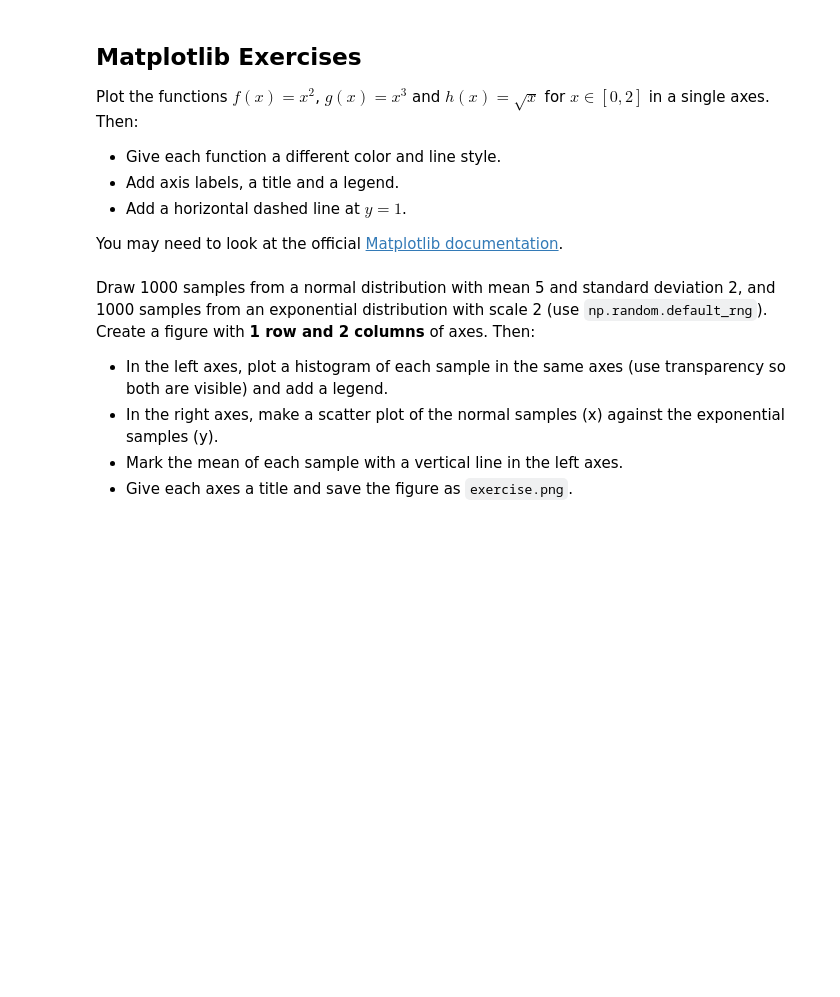
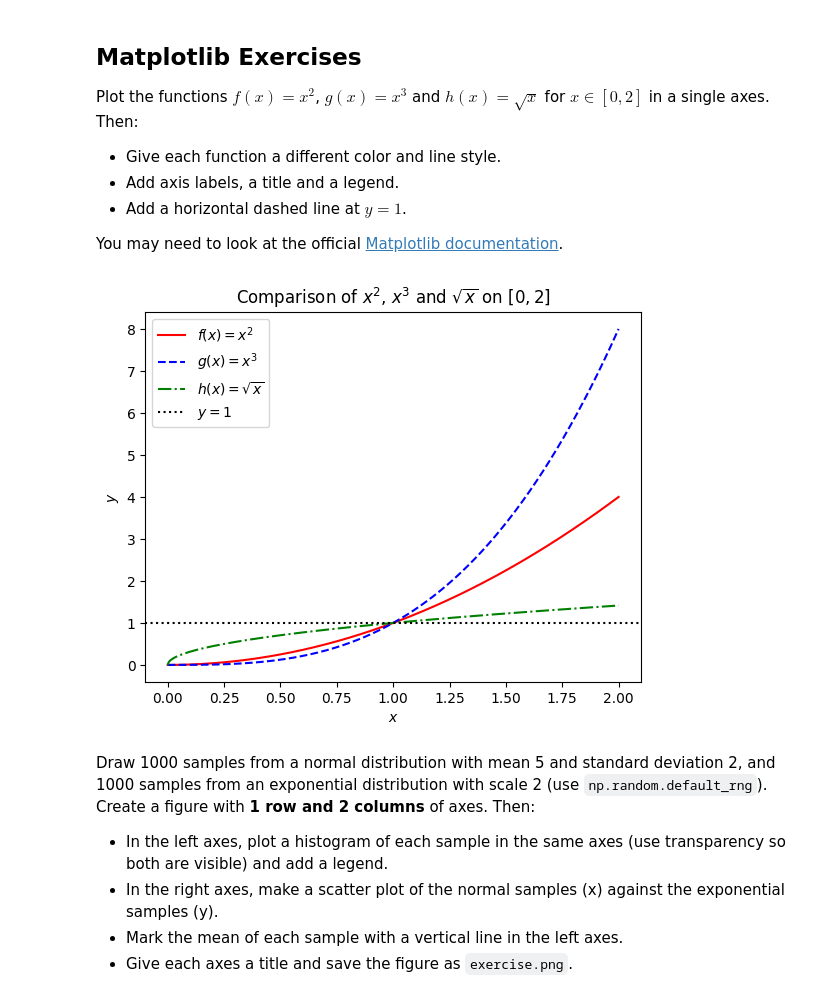
Before and after one commit to aoprea42/HN_datascience_ws26_oprea, a Jupyter notebook: ex3_plotting.ipynb, the cells around one changed output. Drawn from its saved outputs; the diff is of its cells as text; code cells hidden in the pictures; blank space fills up the shorter version.

Commit message:
ex3_plotting

```diff
--- a/ex3_plotting.ipynb
+++ b/ex3_plotting.ipynb
@@ -193,6 +196,21 @@ Plot the functions $f(x) = x^2$, $g(x) = x^3$ and $h(x) = \sqrt{x}$ for $x \in [
 - Add a horizontal dashed line at $y = 1$.
 
 You may need to look at the official <a href=https://matplotlib.org/stable/api/pyplot_summary.html>Matplotlib documentation</a>.
+# %%
+x = np.linspace(0, 2, 400)
+
+plt.plot(x, x**2, "r-",  label=r"$f(x) = x^2$")
+plt.plot(x, x**3, "b--", label=r"$g(x) = x^3$")
+plt.plot(x, np.sqrt(x), "g-.", label=r"$h(x) = \sqrt{x}$")
+plt.axhline(1, color="k", linestyle=":", label=r"$y = 1$")
+
+plt.xlabel(r"$x$")
+plt.ylabel(r"$y$")
+plt.title("Comparison of $x^2$, $x^3$ and $\\sqrt{x}$ on $[0, 2]$")
+plt.legend()
+plt.show()
+# %% [output]
+[figure, added]
 # %% [markdown]
 Draw 1000 samples from a normal distribution with mean 5 and standard deviation 2, and 1000 samples from an exponential distribution with scale 2 (use `np.random.default_rng`). Create a figure with **1 row and 2 columns** of axes. Then:
 
```
Also changed, not shown: parts of 10 cells of this notebook, 1 other file.
